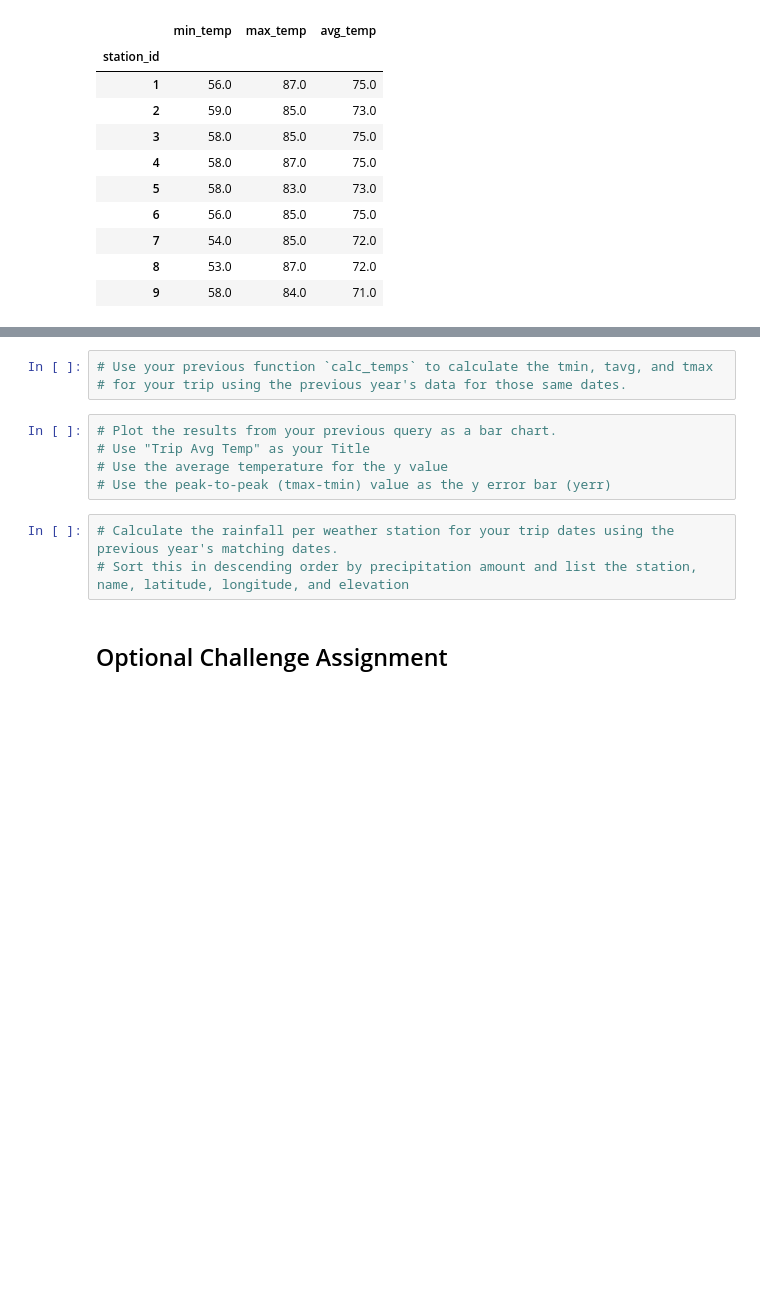
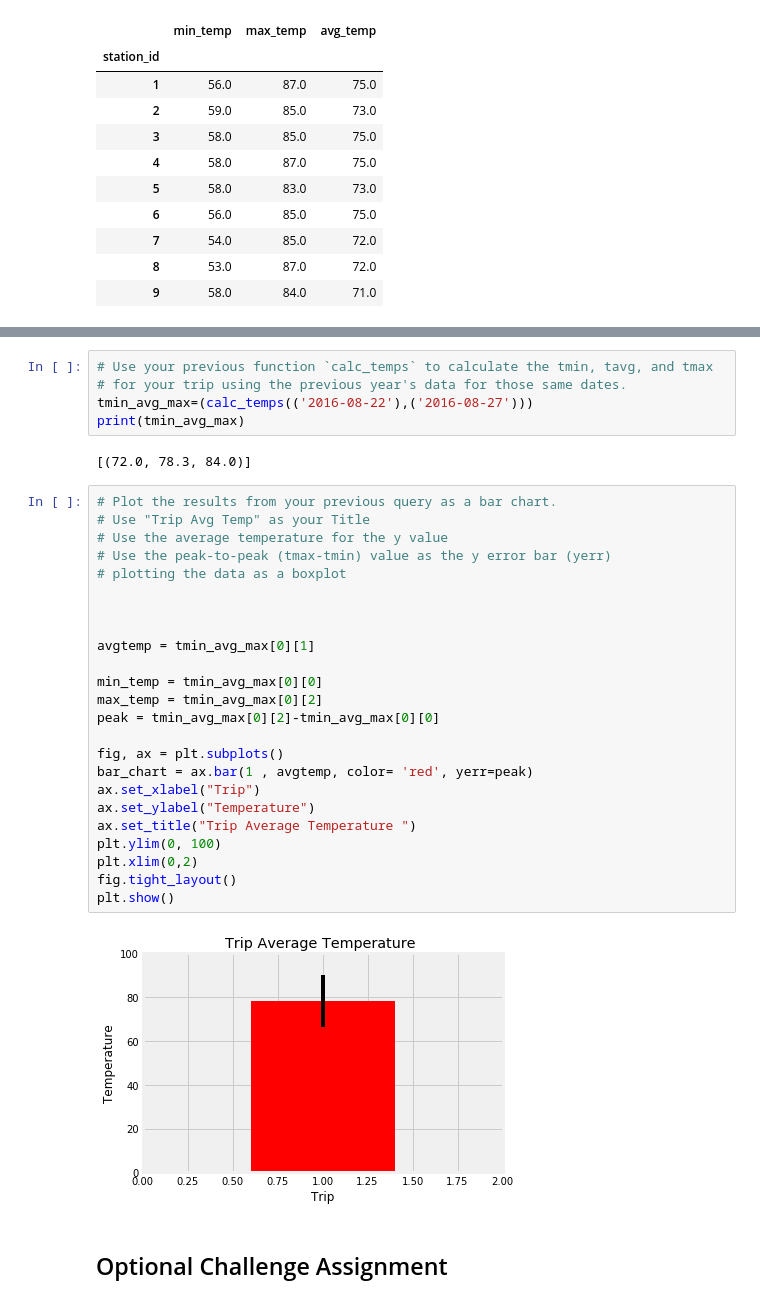
Before and after one commit to kelya91/SqlAlchemy, a Jupyter notebook: climate_starter.ipynb, the cells around one changed output, grey strips where cells are left out. Drawn from its saved outputs; the diff is of its cells as text; blank space fills up the shorter version.

```diff
--- a/climate_starter.ipynb
+++ b/climate_starter.ipynb
@@ -246,13 +259,35 @@ print(calc_temps('2012-02-28', '2012-03-05'))
 # %%
 # Use your previous function `calc_temps` to calculate the tmin, tavg, and tmax
 # for your trip using the previous year's data for those same dates.
+tmin_avg_max=(calc_temps(('2016-08-22'),('2016-08-27')))
+print(tmin_avg_max)
+# %% [output]
+[(72.0, 78.3, 84.0)]
 # %%
 # Plot the results from your previous query as a bar chart.
 # Use "Trip Avg Temp" as your Title
 # Use the average temperature for the y value
 # Use the peak-to-peak (tmax-tmin) value as the y error bar (yerr)
+# plotting the data as a boxplot
+
+
+
+avgtemp = tmin_avg_max[0][1]
+
+min_temp = tmin_avg_max[0][0]
+max_temp = tmin_avg_max[0][2]
+peak = tmin_avg_max[0][2]-tmin_avg_max[0][0]
+
+fig, ax = plt.subplots()
+bar_chart = ax.bar(1 , avgtemp, color= 'red', yerr=peak)
+ax.set_xlabel("Trip")
+ax.set_ylabel("Temperature")
+ax.set_title("Trip Average Temperature ")
+plt.ylim(0, 100)
+plt.xlim(0,2)
+fig.tight_layout()
+plt.show()
+# %% [output]
+[figure, added]
-# %%
-# Calculate the rainfall per weather station for your trip dates using the previous year's matching dates.
-# Sort this in descending order by precipitation amount and list the station, name, latitude, longitude, and elevation
 # %% [markdown]
 ## Optional Challenge Assignment
```
Also changed, not shown: parts of 16 cells of this notebook, 5 other files.
